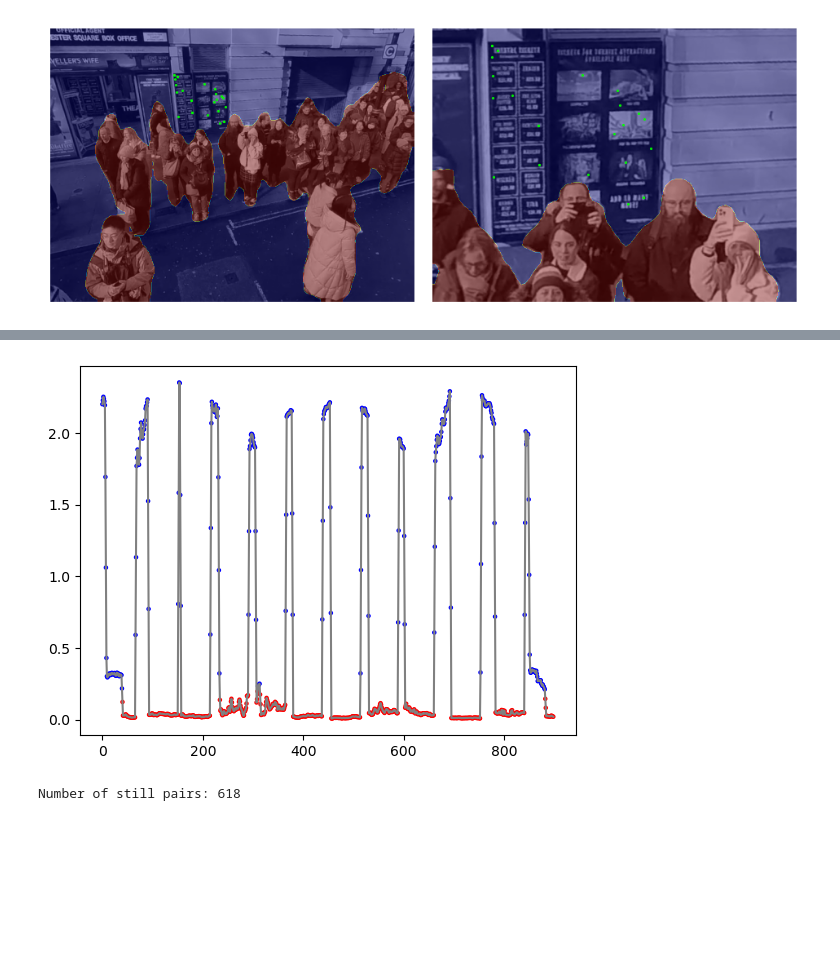
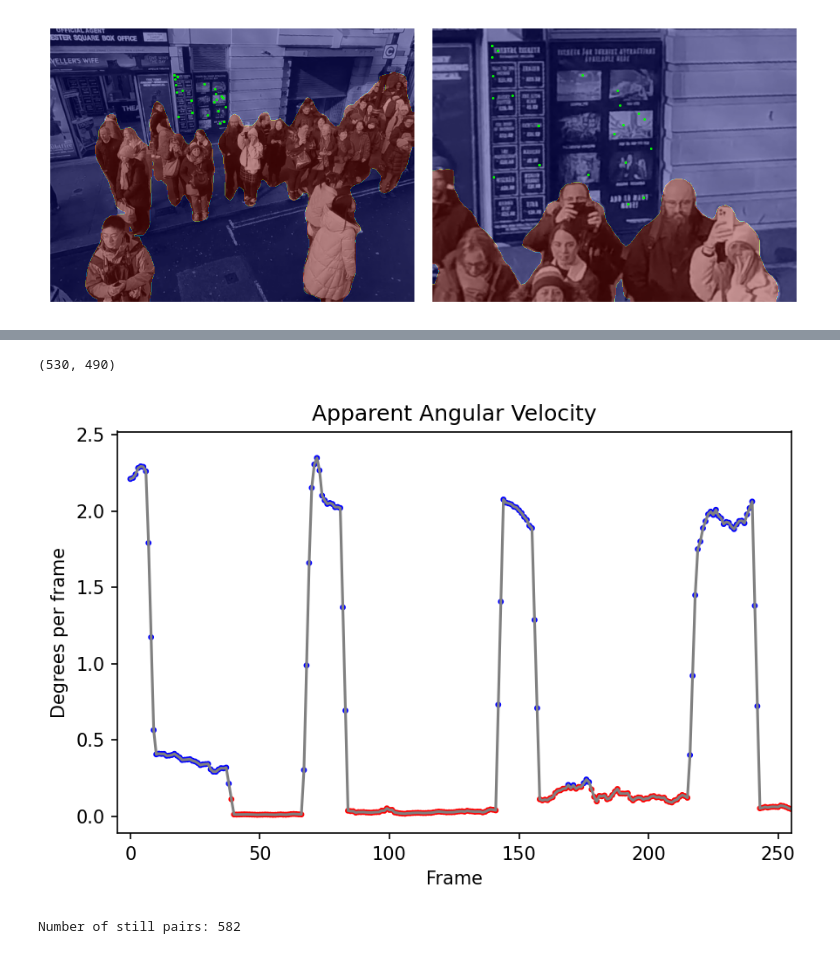
Before and after one commit to Unturned3/Core, a Jupyter notebook: EstimatePose.ipynb, the cells around one changed output, grey strips where cells are left out. Cells and saved outputs as stored; diff of their text form; code cells hidden in the pictures; blank space fills up the shorter version.

```diff
--- a/EstimatePose.ipynb
+++ b/EstimatePose.ipynb
@@ -23,7 +21,7 @@ TRAJ_DIR = DATA_DIR
 
 in_vid_paths = sorted(glob(DATA_DIR + '*.mp4'))
 
-in_vid_path = in_vid_paths[0]
+in_vid_path = in_vid_paths[26]
 in_vid_stem = Path(in_vid_path).stem
 
 frames = utils.load_video(in_vid_path,
@@ -184,28 +228,38 @@ hfov_err_abs[3]
+# %%
+np.argmax(angular_err_abs), np.argmax(hfov_err_abs)
+# %% [output]
+(530, 490)
 # %%
 utils.visualize_matches(image_pairs[1])
 # %%
 idx2pair = {}
 for p in image_pairs:
     idx2pair[(p.i, p.j)] = p
 
 av = []
 for i in range(0, len(frames) - 1):
     p = idx2pair[(i, i+1)]
     av.append(utils.avg_quad_angular_velocity(p, cam_params_est[i]))
 
 # Moving average filter to smooth out the angular velocity
 # preserve the length of the array (padding = same as edge)
 av.insert(0, av[0])
 av.append(av[-1])
 av = np.convolve(av, np.ones(3) / 3, mode='valid')
 
 still_thresh = 0.2
-plt.plot(av, color='gray')
-plt.scatter(np.arange(0, len(av)), av, c=['red' if a < still_thresh
+fig, ax = plt.subplots(dpi=150, figsize=(6, 4))
+ax.set_title('Apparent Angular Velocity')
+ax.plot(av, color='gray')
+ax.scatter(np.arange(0, len(av)), av, c=['red' if a < still_thresh
                                           else 'blue' for a in av], s=5)
+ax.set_xlim(-5, 255)
+ax.set_xlabel('Frame')
+ax.set_ylabel('Degrees per frame')
+fig.tight_layout()
 plt.show()
 # %% [output]
-[figure, old version]
+[figure, new version]
 # %%
 cnt = 0
 for i in range(0, len(av)):
@@ -217,4 +271,4 @@ print(f'Number of still pairs: {cnt}')
 
 utils.export_image_pairs(img_pairs_path, image_pairs)
 # %% [output]
-Number of still pairs: 618
+Number of still pairs: 582
```
Also changed, not shown: parts of 12 cells of this notebook, 1 other file.
